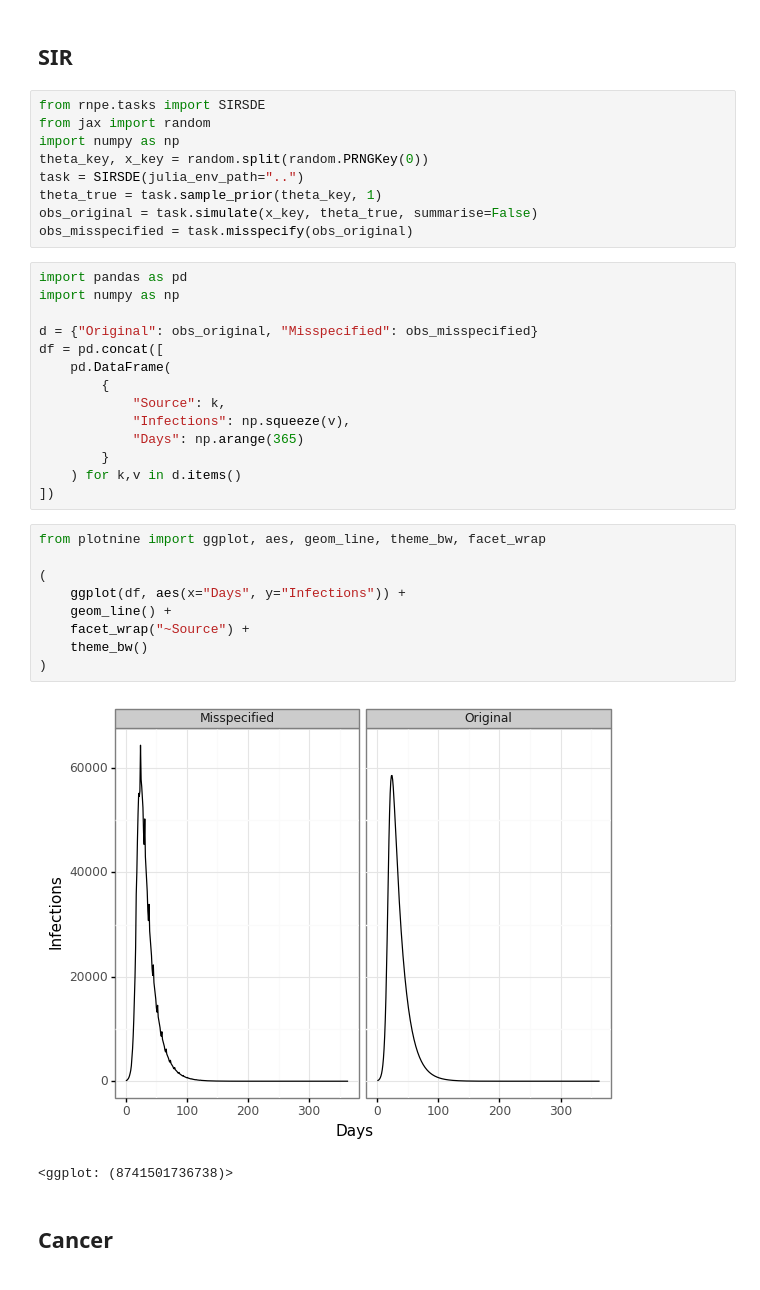
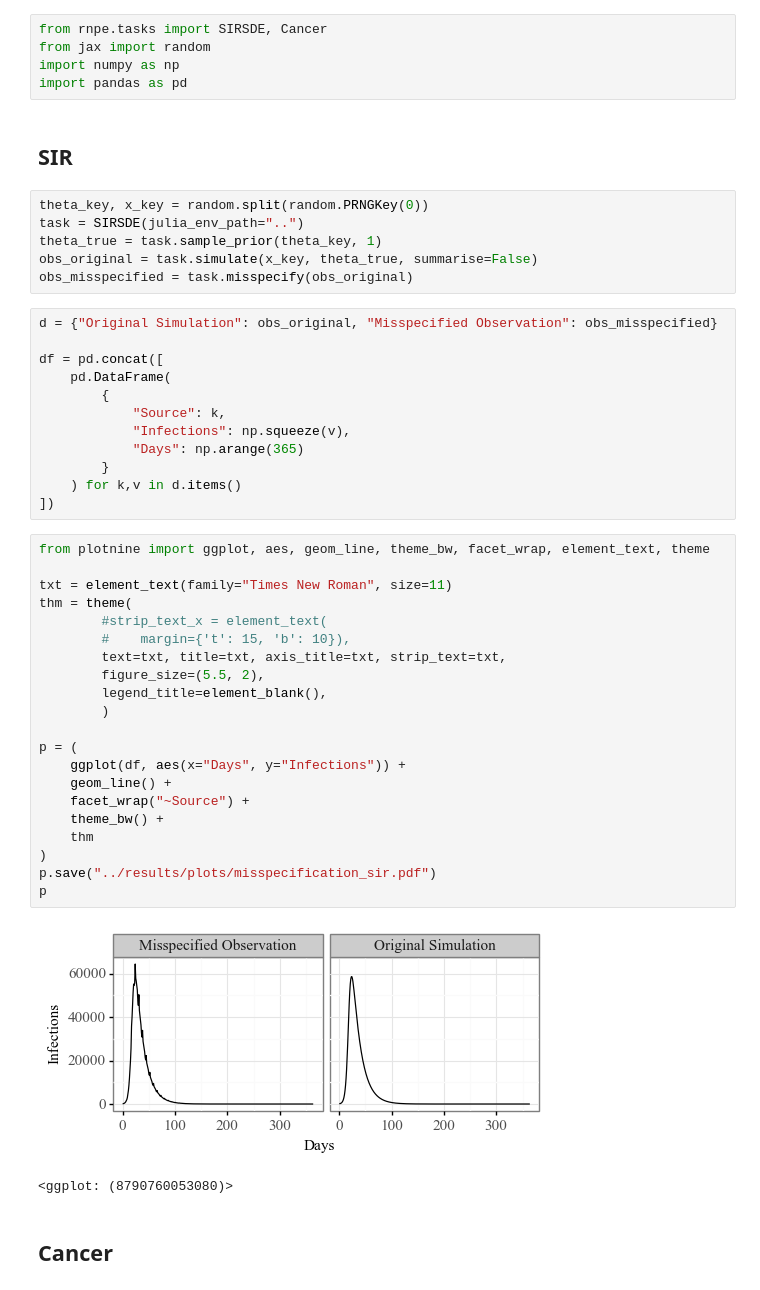
Before and after one commit to danielward27/rnpe, a Jupyter notebook: scripts/plot_misspecification.ipynb, the cells around one changed output. Saved outputs shown, nothing was run; the diff lists cells and outputs as text.

Commit message:
More plots

```diff
--- a/scripts/plot_misspecification.ipynb
+++ b/scripts/plot_misspecification.ipynb
@@ -1,19 +1,19 @@
+# %%
+from rnpe.tasks import SIRSDE, Cancer
+from jax import random
+import numpy as np
+import pandas as pd
 # %% [markdown]
 ## SIR
 # %%
-from rnpe.tasks import SIRSDE
-from jax import random
-import numpy as np
 theta_key, x_key = random.split(random.PRNGKey(0))
 task = SIRSDE(julia_env_path="..")
 theta_true = task.sample_prior(theta_key, 1)
 obs_original = task.simulate(x_key, theta_true, summarise=False)
 obs_misspecified = task.misspecify(obs_original)
 # %%
-import pandas as pd
-import numpy as np
+d = {"Original Simulation": obs_original, "Misspecified Observation": obs_misspecified}
 
-d = {"Original": obs_original, "Misspecified": obs_misspecified}
 df = pd.concat([
     pd.DataFrame(
         {
@@ -24,17 +24,29 @@ df = pd.concat([
     ) for k,v in d.items()
 ])
 # %%
-from plotnine import ggplot, aes, geom_line, theme_bw, facet_wrap
+from plotnine import ggplot, aes, geom_line, theme_bw, facet_wrap, element_text, theme
 
-(
+txt = element_text(family="Times New Roman", size=11)
+thm = theme(
+        #strip_text_x = element_text(
+        #    margin={'t': 15, 'b': 10}),
+        text=txt, title=txt, axis_title=txt, strip_text=txt,
+        figure_size=(5.5, 2),
+        legend_title=element_blank(),
+        )
+
+p = (
     ggplot(df, aes(x="Days", y="Infections")) +
     geom_line() +
     facet_wrap("~Source") +
-    theme_bw()
+    theme_bw() +
+    thm
 )
+p.save("../results/plots/misspecification_sir.pdf")
+p
 # %% [output]
-[figure, old version]
+[figure, new version]
-<ggplot: (8741501736738)>
+<ggplot: (8790760053080)>
 # %% [markdown]
 ## Cancer
 # %%
```
Also changed, not shown: parts of 2 cells of this notebook, 18 other files.
